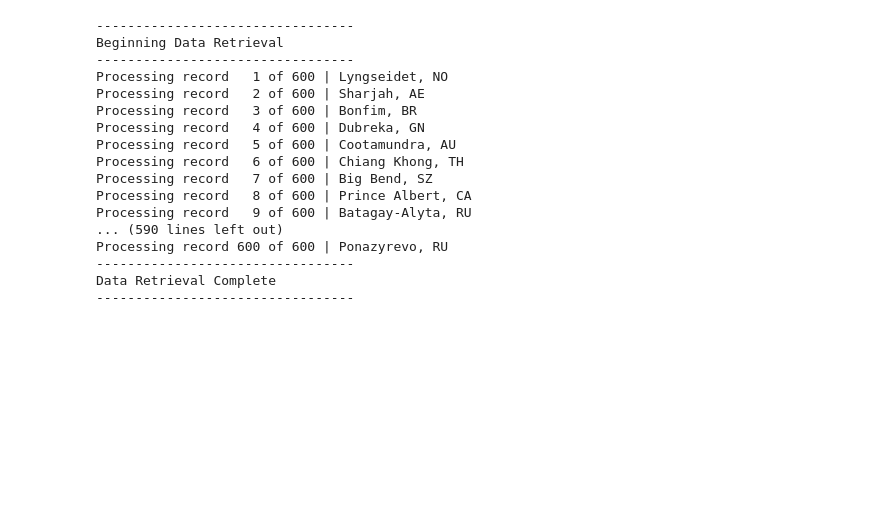
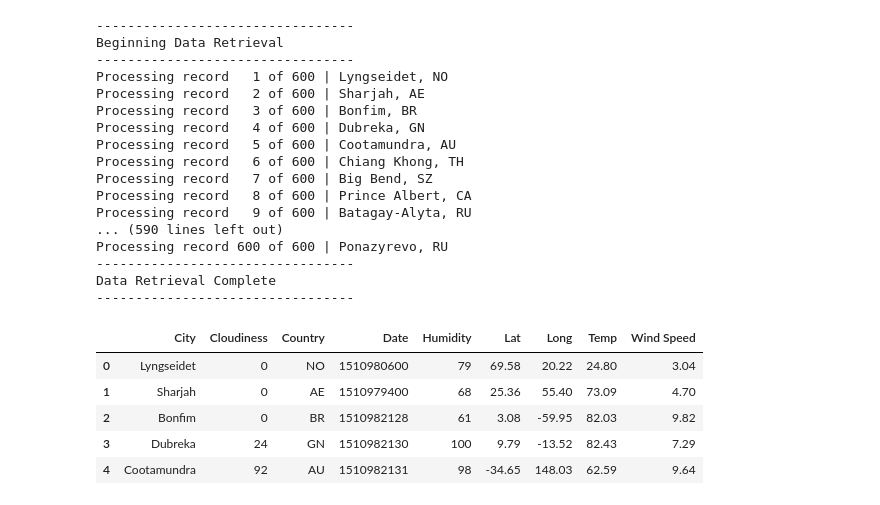
Before and after one commit to txstu09/weatherpy, a Jupyter notebook: WeatherPy.ipynb, the cells around one changed output. Drawn from its saved outputs; the diff is of its cells as text; code cells hidden in the pictures; blank space fills up the shorter version.

Commit message:
create city weather dataframe

```diff
--- a/WeatherPy.ipynb
+++ b/WeatherPy.ipynb
@@ -124,3 +124,35 @@ Data Retrieval Complete
 #Save retrieved OWM data to json file
 with open('owm_data.json', 'w') as outfile:
     json.dump(data, outfile)
+# %%
+#Create dataframe with city weather data
+weather_values = []
+for city in data:
+    name = city['name']
+    country = city['sys']['country']
+    date = city['dt']
+    lat, long = city['coord']['lat'], city['coord']['lon']
+    temp = city['main']['temp']
+    humidity = city['main']['humidity']
+    clouds = city['clouds']['all']
+    wind = city['wind']['speed']
+    weather_values.append({'City':name,
+                           'Country':country,
+                           'Date':date,
+                           'Lat':lat,
+                           'Long':long,
+                           'Temp':temp,
+                           'Humidity':humidity,
+                           'Cloudiness':clouds,
+                           'Wind Speed':wind})
+city_data_df = pd.DataFrame(weather_values)
+# %%
+#Display city weather dataframe
+city_data_df.head()
+# %% [output]
+|  | City | Cloudiness | Country | Date | Humidity | Lat | Long | Temp | Wind Speed |
+| 0 | Lyngseidet | 0 | NO | 1510980600 | 79 | 69.58 | 20.22 | 24.80 | 3.04 |
+| 1 | Sharjah | 0 | AE | 1510979400 | 68 | 25.36 | 55.40 | 73.09 | 4.70 |
+| 2 | Bonfim | 0 | BR | 1510982128 | 61 | 3.08 | -59.95 | 82.03 | 9.82 |
+| 3 | Dubreka | 24 | GN | 1510982130 | 100 | 9.79 | -13.52 | 82.43 | 7.29 |
+| 4 | Cootamundra | 92 | AU | 1510982131 | 98 | -34.65 | 148.03 | 62.59 | 9.64 |
```
Also changed, not shown: 3 other files.
